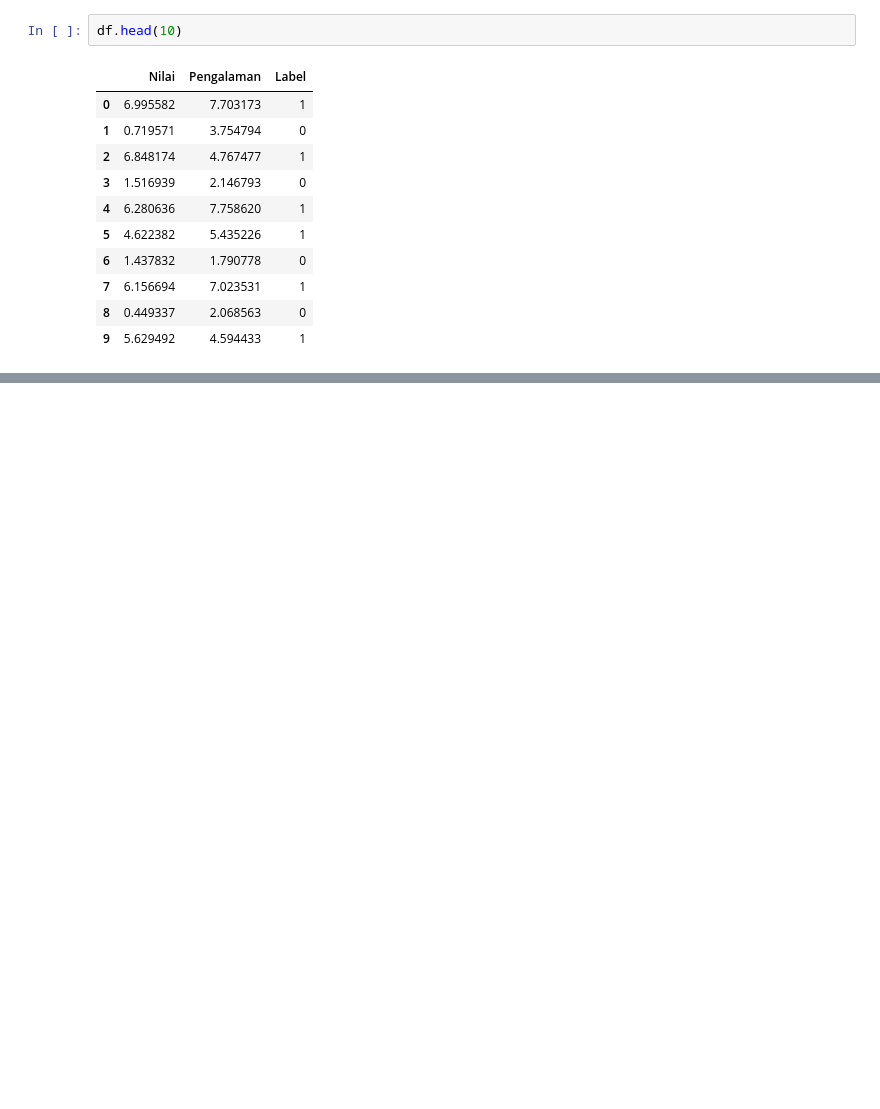
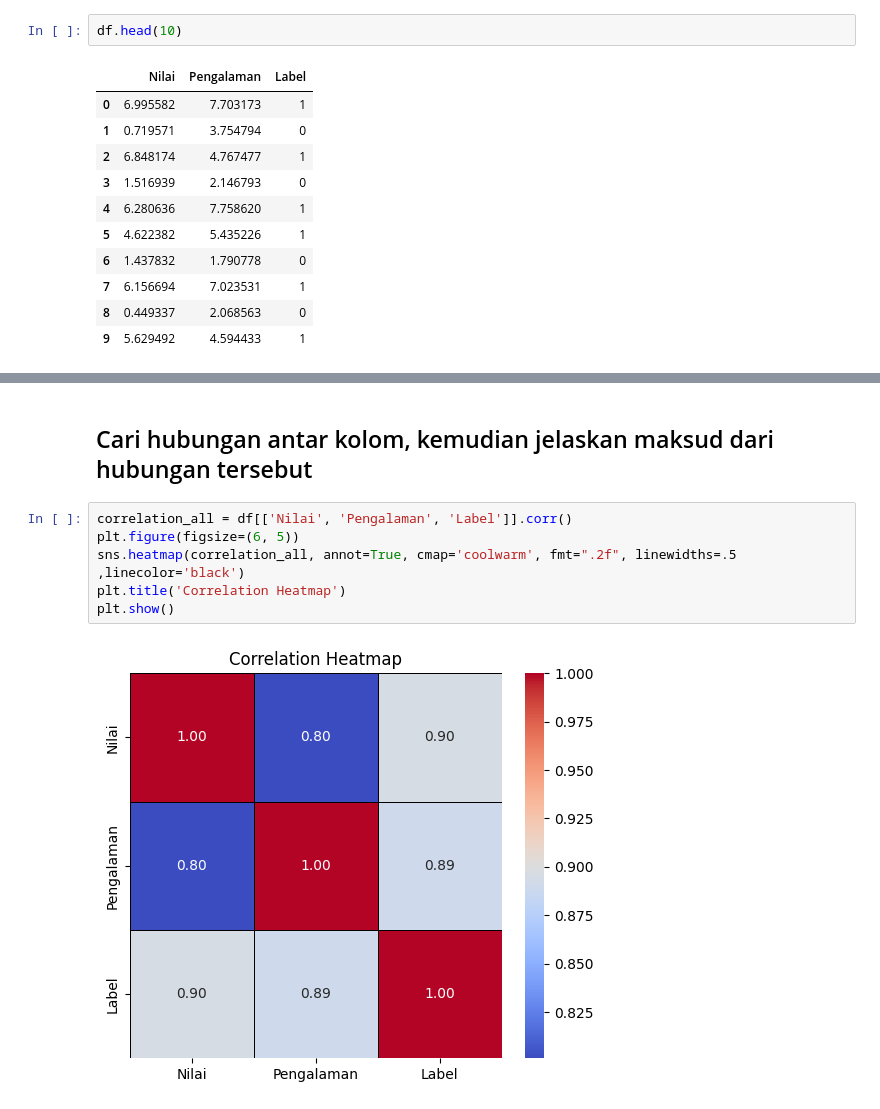
Before and after one commit to hananlu/aiBigData, a Jupyter notebook: Week_12_SVM.ipynb, the cells around one changed output, grey strips where cells are left out. Cells and saved outputs as stored; diff of their text form; blank space fills up the shorter version.

```diff
--- a/Week_12_SVM.ipynb
+++ b/Week_12_SVM.ipynb
@@ -36,0 +140,10 @@ df.head(10)
+# %% [markdown]
+## Cari hubungan antar kolom, kemudian jelaskan maksud dari hubungan tersebut
+# %%
+correlation_all = df[['Nilai', 'Pengalaman', 'Label']].corr()
+plt.figure(figsize=(6, 5))
+sns.heatmap(correlation_all, annot=True, cmap='coolwarm', fmt=".2f", linewidths=.5 ,linecolor='black')
+plt.title('Correlation Heatmap')
+plt.show()
+# %% [output]
+[figure, added]
```
Also changed, not shown: parts of 30 cells of this notebook.
